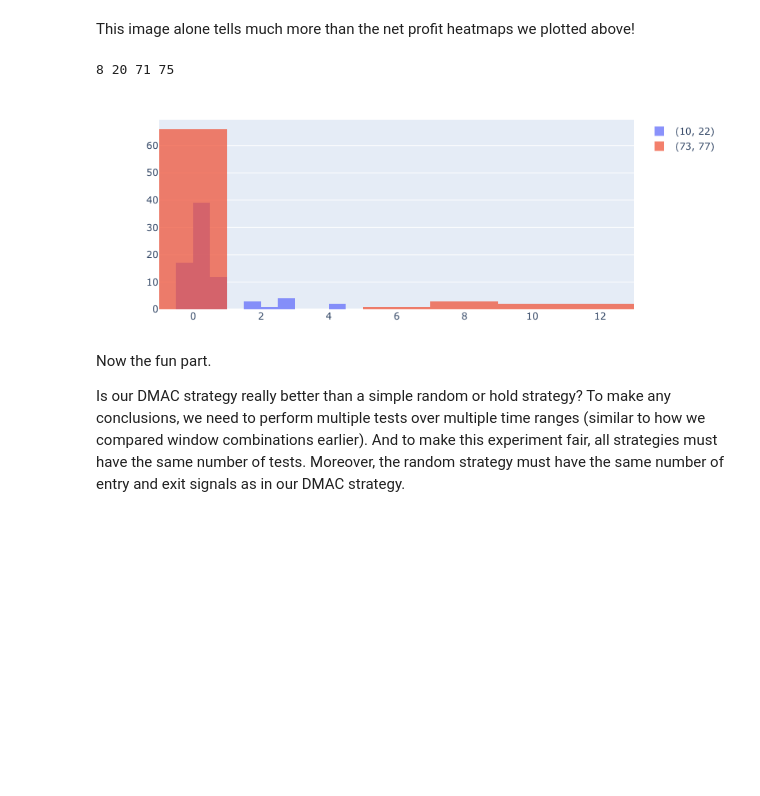
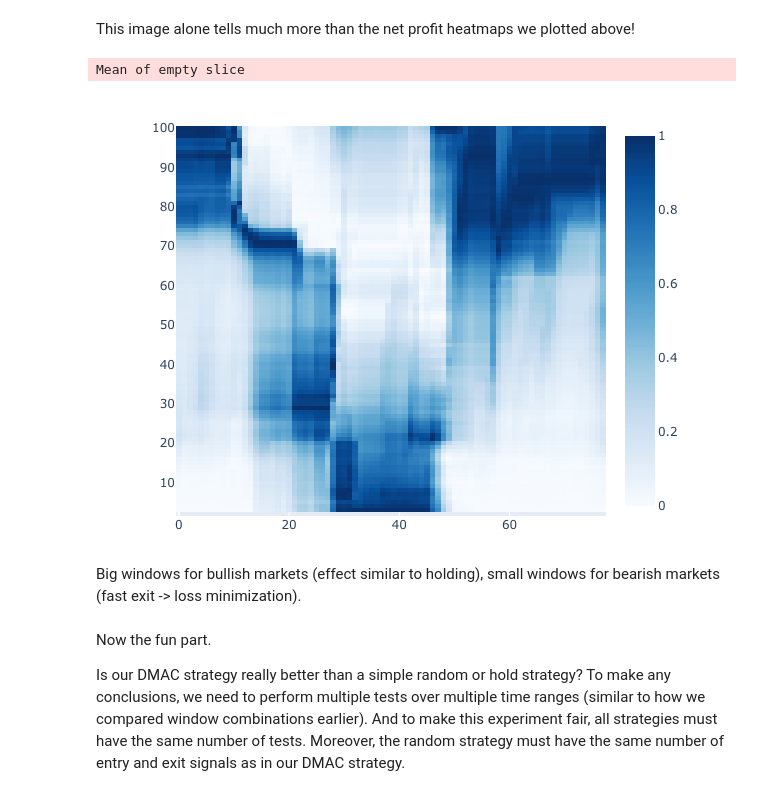
Before and after one commit to polakowo/vectorbt, a Jupyter notebook: examples/DMAC.ipynb, the cells around one changed output. Saved outputs shown, nothing was run; the diff lists cells and outputs as text; code cells hidden in the pictures; blank space fills up the shorter version.

```diff
--- a/examples/DMAC.ipynb
+++ b/examples/DMAC.ipynb
@@ -607,6 +608,6 @@ Wall time: 46.7 s
 # %%
 # Convert this array into a cube of shape (78, 99, 99)
-def unstack_roll_comb(roll_comb_ts):
+def unstack_roll_comb(roll_comb_ts, symmetric=True):
     """Reshape TimeSeries into a cube of shape (nranges, fast_windows, slow_windows)."""
     metric_cube = np.full((nranges, wrange.shape[0], wrange.shape[0]), np.nan)
     range_idxs = np.arange(nranges)
@@ -616,7 +617,8 @@ def unstack_roll_comb(roll_comb_ts):
     left_idxs = np.repeat(left_idxs, nranges)
     right_idxs = np.repeat(right_idxs, nranges)
     metric_cube[range_idxs, left_idxs, right_idxs] = roll_comb_ts # performance metric
-    metric_cube[:, right_idxs, left_idxs] = metric_cube[:, left_idxs, right_idxs] # symmetric
+    if symmetric:
+        metric_cube[:, right_idxs, left_idxs] = metric_cube[:, left_idxs, right_idxs] # symmetric
     return metric_cube
 
 strat_cube = unstack_roll_comb(strat_roll_comb)
@@ -636,29 +662,25 @@ Mean of empty slice
 [figure]
 # %% [markdown]
 This image alone tells much more than the net profit heatmaps we plotted above!
-# %%
-# or compare single window combinations using a histogram
-WCOMB1 = (10, 22)
-WCOMB2 = (73, 77)
-
-# Get index of each window in strat_cube
-fast1_idx = np.where(wrange == WCOMB1[0])[0][0]
-slow1_idx = np.where(wrange == WCOMB1[1])[0][0]
-fast2_idx = np.where(wrange == WCOMB2[0])[0][0]
-slow2_idx = np.where(wrange == WCOMB2[1])[0][0]
-
-print(fast1_idx, slow1_idx, fast2_idx, slow2_idx)
-
-strat_comb1 = strat_cube[:, fast1_idx, slow1_idx]
-strat_comb2 = strat_cube[:, fast2_idx, slow2_idx]
-
-Histogram(
-    [str(WCOMB1), str(WCOMB2)],
-    np.vstack((strat_comb1, strat_comb2))
-).show_png()
-# %% [output]
-8 20 71 75
-[figure, removed]
+# %%
+# Or for example, find out the average performance of slow windows over time
+unsym_strat_cube = unstack_roll_comb(strat_roll_comb, symmetric=False)
+
+# Group by slow window and normalize across each time range
+slow_w_mean = np.nanmean(unsym_strat_cube, axis=1).transpose()
+slow_w_mean_norm = (slow_w_mean - np.nanmin(slow_w_mean, axis=0)) \
+    / (np.nanmax(slow_w_mean, axis=0) - np.nanmin(slow_w_mean, axis=0))
+
+# x-axis = time, y-axis = slow windows
+Heatmap(np.arange(nranges), wrange,
+        data=slow_w_mean_norm,
+        heatmap_kwargs=dict(colorscale='Blues'),
+        figsize=(600, 450)).show_png()
+# %% [output]
+Mean of empty slice
+[figure, added]
+# %% [markdown]
+Big windows for bullish markets (effect similar to holding), small windows for bearish markets (fast exit -> loss minimization).
 # %% [markdown]
 Now the fun part.
 
```
Also changed, not shown: parts of 9 cells of this notebook.
